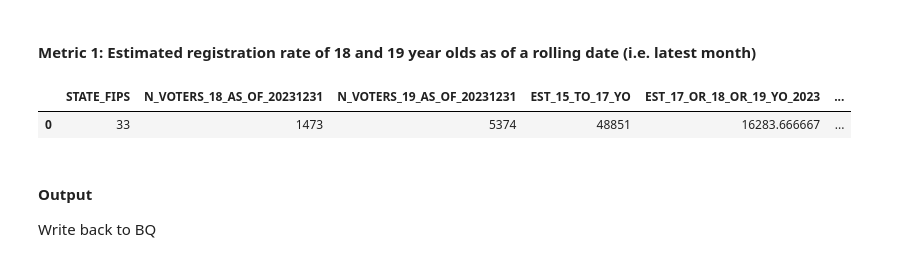
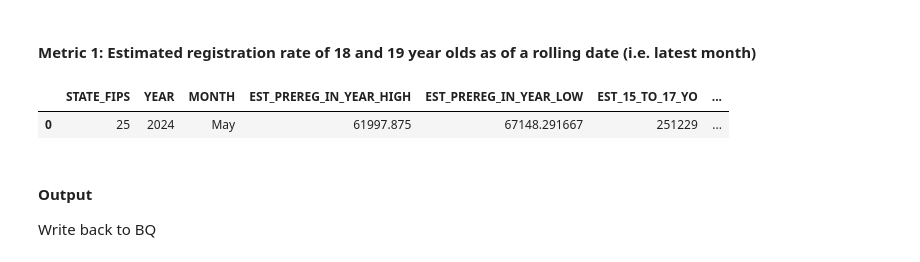
Before and after one commit to CivicsCenter/massachusetts, a Jupyter notebook: Scorecards/ma_scorecard_output_202405.ipynb, the cells around one changed output. Saved outputs shown, nothing was run; the diff lists cells and outputs as text; code cells hidden in the pictures.

```diff
--- a/Scorecards/ma_scorecard_output_202405.ipynb
+++ b/Scorecards/ma_scorecard_output_202405.ipynb
@@ -445,22 +470,13 @@ df.head()
 df_reg_est = df.copy()
 # %% [markdown]
 #### Metric 1: Estimated registration rate of 18 and 19 year olds as of a rolling date (i.e. latest month)
-# %%
-# Calculate estimated registration rate
-
-N_VOTERS_18_AS_OF_DATA_DATE = 'N_VOTERS_18_AS_OF_'+ data_date_suffix # col name for estimated 18yo voters as of rolling date
-N_VOTERS_19_AS_OF_DATA_DATE = 'N_VOTERS_19_AS_OF_'+ data_date_suffix # col name for estimated 19yo voters as of rolling date
-
-EST_REG_RATE_18_YO_AS_OF_DATA_DATE = 'EST_REG_RATE_18_YO_AS_OF_' + data_date_suffix # col name for estimated 18yo as of rolling date
-EST_REG_RATE_19_YO_AS_OF_DATA_DATE = 'EST_REG_RATE_19_YO_AS_OF_' + data_date_suffix # col name for estimated 19yo as of rolling date
-
-df_reg_est[EST_REG_RATE_18_YO_AS_OF_DATA_DATE] = df_reg_est[N_VOTERS_18_AS_OF_DATA_DATE] / df_reg_est[EST_17_OR_18_OR_19_YO_THIS_YEAR] # estimated registered 18yo over ACS 18yo population estimate
-df_reg_est[EST_REG_RATE_19_YO_AS_OF_DATA_DATE] = df_reg_est[N_VOTERS_19_AS_OF_DATA_DATE] / df_reg_est[EST_17_OR_18_OR_19_YO_THIS_YEAR] # estimated registered 18yo over ACS 19yo population estimate
-
-df_reg_est.sort_values('EST_15_TO_17_YO', ascending=False)
-# %% [output]
-|  | STATE_FIPS | N_VOTERS_18_AS_OF_20231231 | N_VOTERS_19_AS_OF_20231231 | EST_15_TO_17_YO | EST_17_OR_18_OR_19_YO_2023 | ... |
-| 0 | 33 | 1473 | 5374 | 48851 | 16283.666667 | ... |
+# %%
+df_reg_est['N_EST_VOTERS_16_17'] = (df_reg_est.EST_PREREG_IN_YEAR_LOW + df_reg_est.EST_PREREG_IN_YEAR_HIGH) / 2
+df_reg_est['EST_REG_RATE_16_17_YO'] = df_reg_est['N_EST_VOTERS_16_17'] / df_reg_est['EST_16_AND_17_YO']
+df_reg_est.sort_values('EST_15_TO_17_YO', ascending=False)
+# %% [output]
+|  | STATE_FIPS | YEAR | MONTH | EST_PREREG_IN_YEAR_HIGH | EST_PREREG_IN_YEAR_LOW | EST_15_TO_17_YO | ... |
+| 0 | 25 | 2024 | May | 61997.875 | 67148.291667 | 251229 | ... |
 # %% [markdown]
 #### Output
 Write back to BQ
```
Also changed, not shown: parts of 12 cells of this notebook, 1 other file.
